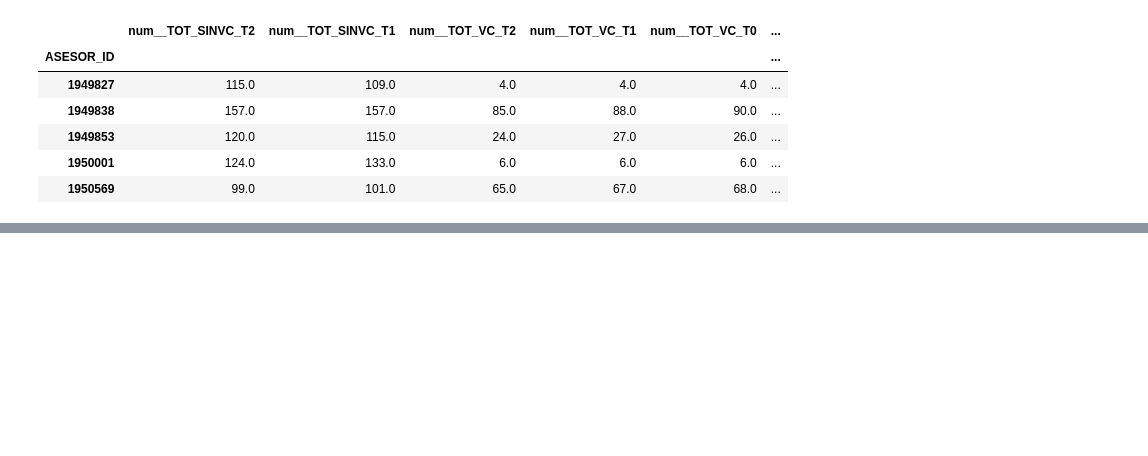
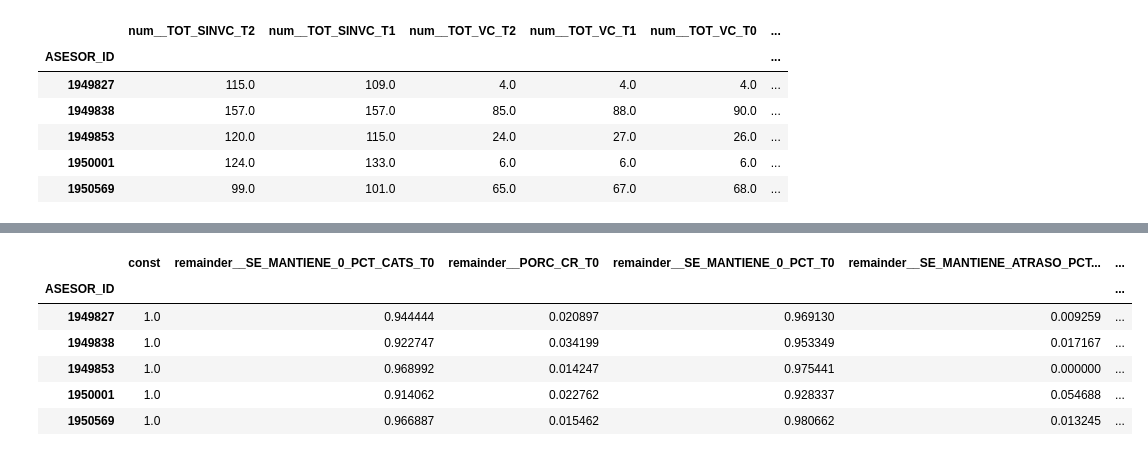
Before and after one commit to amiguelhdz/autonomia, a Jupyter notebook: notebooks/01EDA.ipynb, the cells around one changed output, grey strips where cells are left out. Saved outputs shown, nothing was run; the diff lists cells and outputs as text; code cells hidden in the pictures; blank space fills up the shorter version.

```diff
--- a/notebooks/01EDA.ipynb
+++ b/notebooks/01EDA.ipynb
@@ -217,0 +232,14 @@ corr_matrix = analiza_correlacion(df_transformado, umbral=0.9)
+# %%
+X = df_transformado[top_corr_vars].dropna()
+# %%
+X = add_constant(X)
+# %%
+X.head()
+# %% [output]
+|  | const | remainder__SE_MANTIENE_0_PCT_CATS_T0 | remainder__PORC_CR_T0 | remainder__SE_MANTIENE_0_PCT_T0 | remainder__SE_MANTIENE_ATRASO_PCT... | ... |
+| ASESOR_ID |  |  |  |  |  | ... |
+| 1949827 | 1.0 | 0.944444 | 0.020897 | 0.969130 | 0.009259 | ... |
+| 1949838 | 1.0 | 0.922747 | 0.034199 | 0.953349 | 0.017167 | ... |
+| 1949853 | 1.0 | 0.968992 | 0.014247 | 0.975441 | 0.000000 | ... |
+| 1950001 | 1.0 | 0.914062 | 0.022762 | 0.928337 | 0.054688 | ... |
+| 1950569 | 1.0 | 0.966887 | 0.015462 | 0.980662 | 0.013245 | ... |
```
Also changed, not shown: parts of 43 cells of this notebook, 4 other files.
